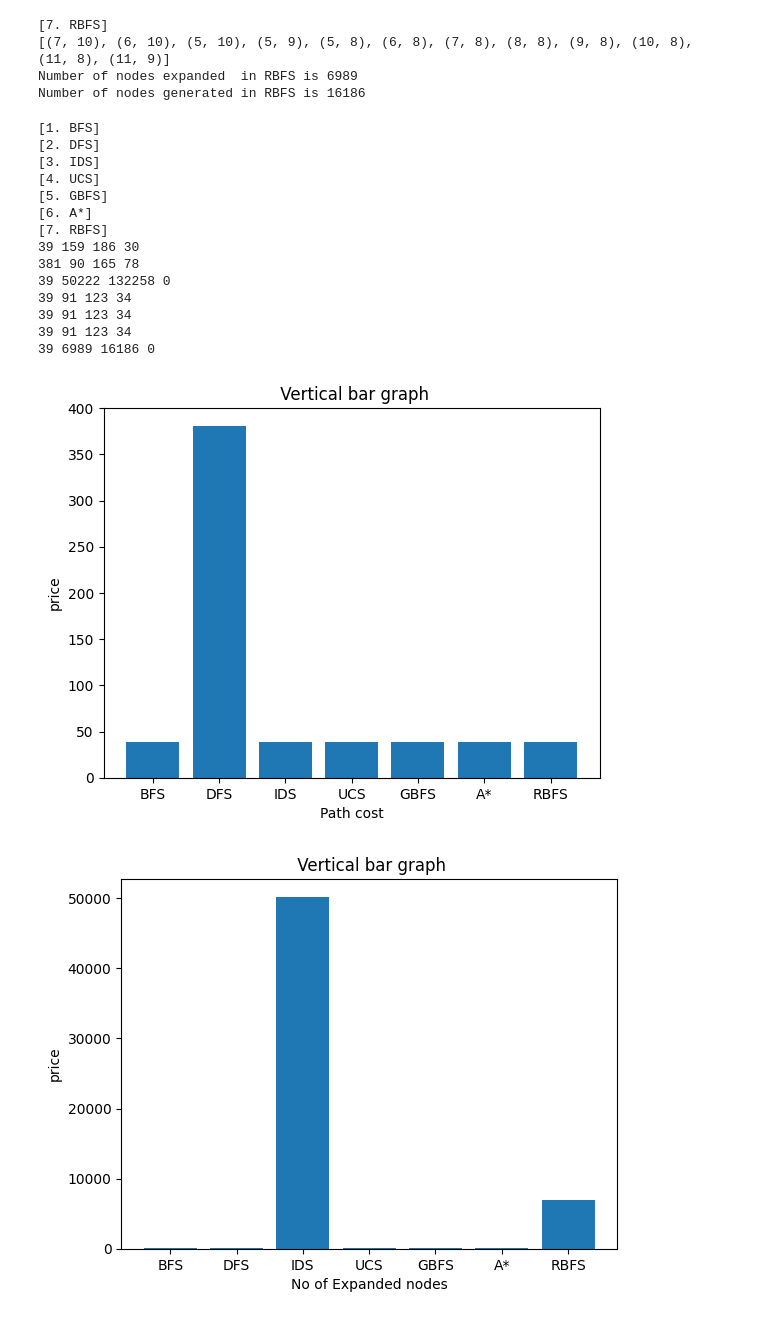
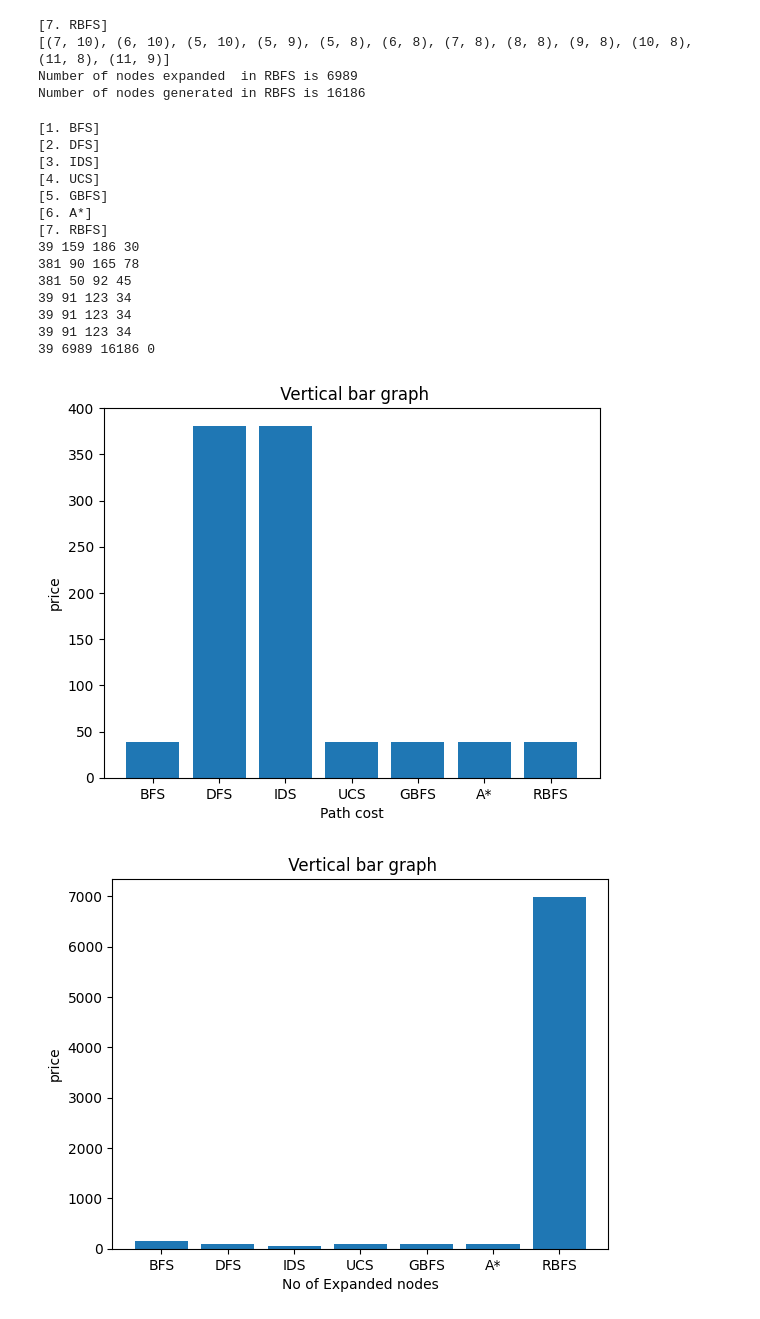
Before and after one commit to Hanjianlee/IT5005, a Jupyter notebook: assignment1/Assignment 1 Q1-1.ipynb, the cells around one changed output. Drawn from its saved outputs; the diff is of its cells as text; code cells hidden in the pictures.

```diff
--- a/assignment1/Assignment 1 Q1-1.ipynb
+++ b/assignment1/Assignment 1 Q1-1.ipynb
@@ -106,8 +106,8 @@ class Maze(Problem):
     def __init__(self):
         self.initial = (8,10) # Start
         self.goal = (11,9) # Goal
-        self.expanded_nodes = []
-        self.generated_nodes = []
+        self.expanded_nodes = 0
+        self.generated_nodes = 0
         self.max_frontier_size = 0
         #self.heuristic = 1
         #self.up_cost = self.down_cost = 1
@@ -212,10 +212,10 @@ class Maze(Problem):
         return abs(state[0] - self.goal[0])*1 + abs(state[1] - self.goal[1])*10
 
     def add_generated_nodes(self,node):
-        self.generated_nodes.append(node)
+        self.generated_nodes += 1
 
     def add_expanded_nodes(self,node):
-        self.expanded_nodes.append(node)
+        self.expanded_nodes += 1
 
     def update_max_frontier_size(self,size):
         if size > self.max_frontier_size:
@@ -464,42 +471,40 @@ def compare_search(
     max_frontier_size_array= {"title": "Max Frontier Sizes", "data": []}
     for problem in problems:
         path_cost_array["data"].append(problem.total_path_cost)
-        expanded_nodes_array["data"].append(len(problem.expanded_nodes))
-        generated_nodes_array["data"].append(len(problem.generated_nodes))
+        expanded_nodes_array["data"].append(problem.expanded_nodes)
+        generated_nodes_array["data"].append(problem.generated_nodes)
         max_frontier_size_array["data"].append(problem.max_frontier_size)
-        print(problem.total_path_cost, len(problem.expanded_nodes), len(problem.generated_nodes), problem.max_frontier_size)
-
     for item in [path_cost_array,expanded_nodes_array,generated_nodes_array,max_frontier_size_array]:
         x=['BFS', 'DFS', 'IDS', 'UCS', 'GBFS','A*','RBFS']
 
         # giving the values against
         # each value at x axis
         y=item["data"]
         plt.bar(x, y)
 
         # setting x-label as pen sold
         plt.xlabel(item["title"])
 
         # setting y_label as price
         plt.ylabel("price")
         plt.title(" Vertical bar graph")
         plt.show()
 
 compare_search(Maze)
 # %% [output]
 [1. BFS]
 [2. DFS]
 [3. IDS]
 [4. UCS]
 [5. GBFS]
 [6. A*]
 [7. RBFS]
 39 159 186 30
 381 90 165 78
-39 50222 132258 0
+381 50 92 45
 39 91 123 34
 39 91 123 34
 39 91 123 34
 39 6989 16186 0
-[figure, old version]
+[figure, new version]
-[figure, old version]
+[figure, new version]
```
Also changed, not shown: parts of 2 cells of this notebook.
